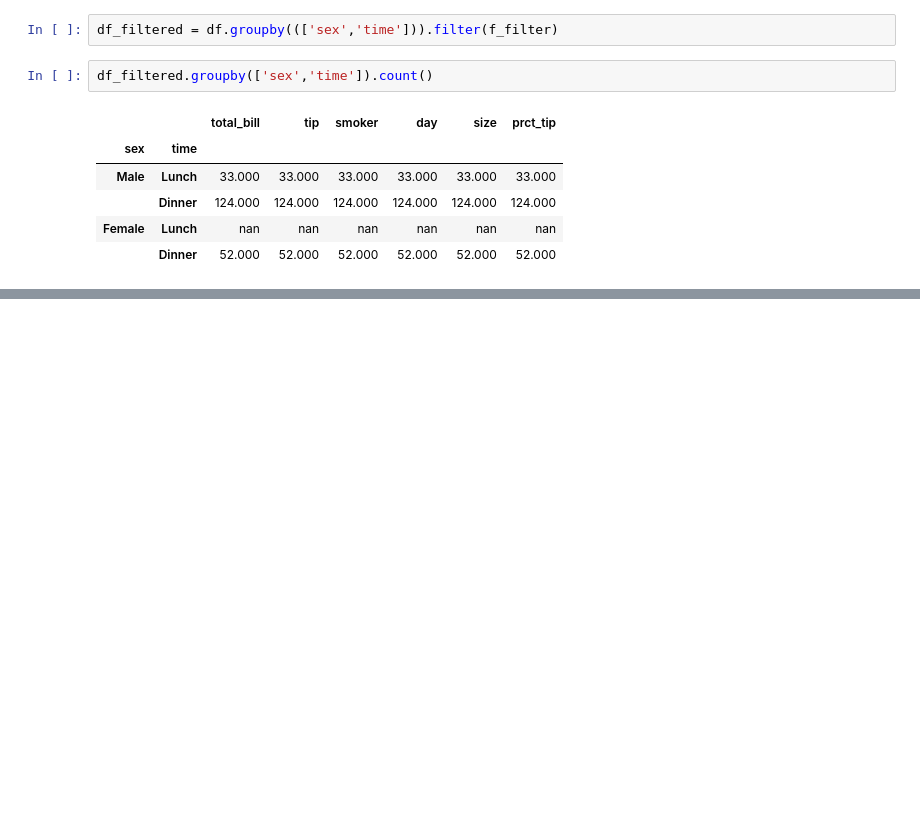
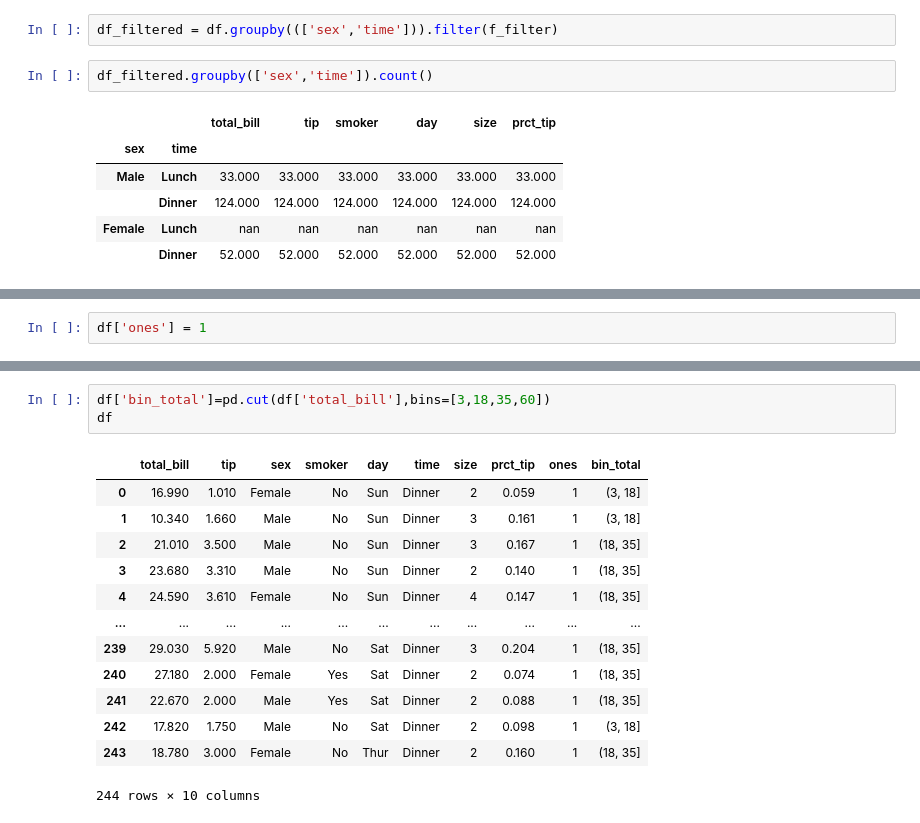
Before and after one commit to cristian-rincon/escuela-datascience, a Jupyter notebook: manipulacion_datos_pandas/10_1_groupby.ipynb, the cells around one changed output, grey strips where cells are left out. Saved outputs shown, nothing was run; the diff lists cells and outputs as text; blank space fills up the shorter version.

```diff
--- a/manipulacion_datos_pandas/10_1_groupby.ipynb
+++ b/manipulacion_datos_pandas/10_1_groupby.ipynb
@@ -187,0 +206,2 @@ df_filtered.groupby(['sex','time']).count()
+# %%
+df['ones'] = 1
@@ -187,0 +230,17 @@ df_filtered.groupby(['sex','time']).count()
+# %%
+df['bin_total']=pd.cut(df['total_bill'],bins=[3,18,35,60])
+df
+# %% [output]
+|  | total_bill | tip | sex | smoker | day | time | size | prct_tip | ones | bin_total |
+| 0 | 16.990 | 1.010 | Female | No | Sun | Dinner | 2 | 0.059 | 1 | (3, 18] |
+| 1 | 10.340 | 1.660 | Male | No | Sun | Dinner | 3 | 0.161 | 1 | (3, 18] |
+| 2 | 21.010 | 3.500 | Male | No | Sun | Dinner | 3 | 0.167 | 1 | (18, 35] |
+| 3 | 23.680 | 3.310 | Male | No | Sun | Dinner | 2 | 0.140 | 1 | (18, 35] |
+| 4 | 24.590 | 3.610 | Female | No | Sun | Dinner | 4 | 0.147 | 1 | (18, 35] |
+| ... | ... | ... | ... | ... | ... | ... | ... | ... | ... | ... |
+| 239 | 29.030 | 5.920 | Male | No | Sat | Dinner | 3 | 0.204 | 1 | (18, 35] |
+| 240 | 27.180 | 2.000 | Female | Yes | Sat | Dinner | 2 | 0.074 | 1 | (18, 35] |
+| 241 | 22.670 | 2.000 | Male | Yes | Sat | Dinner | 2 | 0.088 | 1 | (18, 35] |
+| 242 | 17.820 | 1.750 | Male | No | Sat | Dinner | 2 | 0.098 | 1 | (3, 18] |
+| 243 | 18.780 | 3.000 | Female | No | Thur | Dinner | 2 | 0.160 | 1 | (18, 35] |
+244 rows × 10 columns
```
Also changed, not shown: parts of 14 cells of this notebook.
